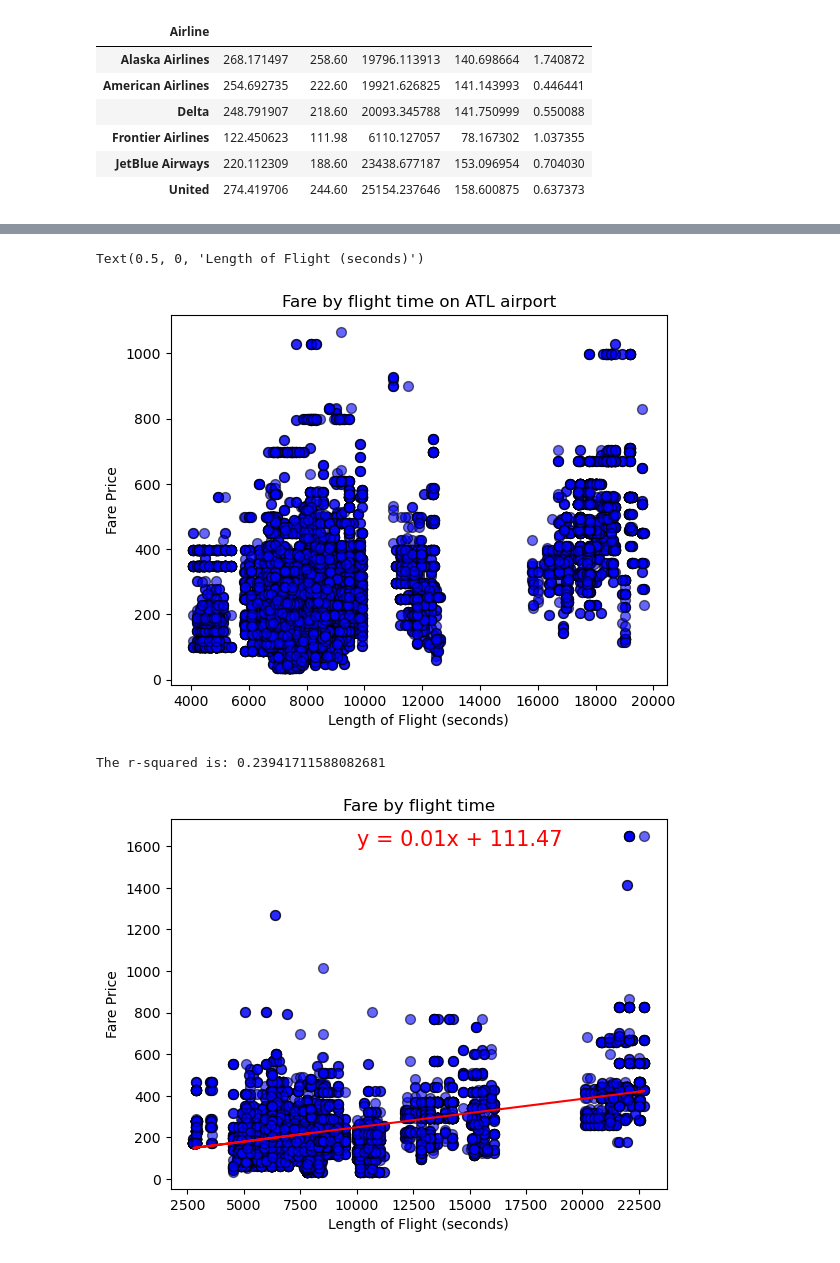
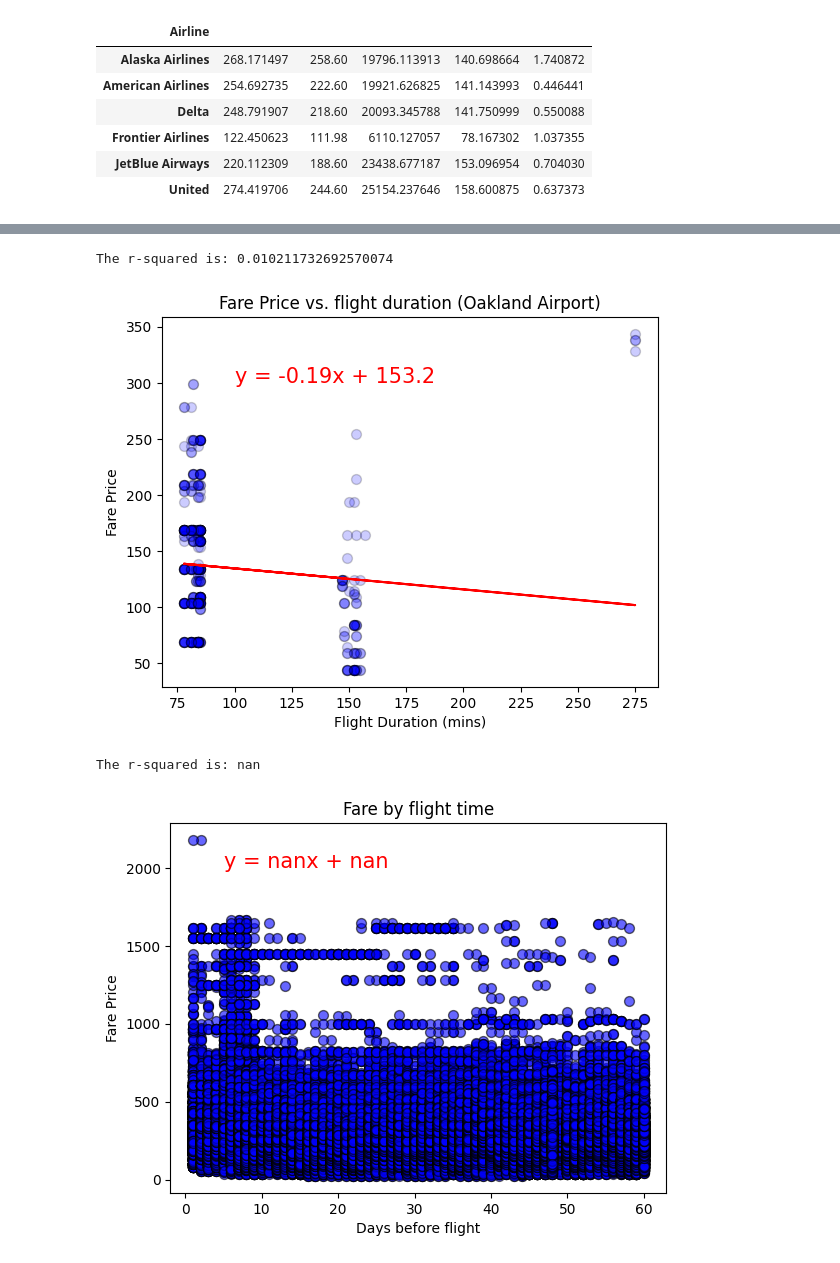
Before and after one commit to Muntasir-Murad/Predicting-Flight-Prices-Based-on-Various-Criteria, a Jupyter notebook: flight.ipynb, the cells around one changed output, grey strips where cells are left out. Drawn from its saved outputs; the diff is of its cells as text; code cells hidden in the pictures.

```diff
--- a/flight.ipynb
+++ b/flight.ipynb
@@ -126,6 +126,7 @@ dtype: object
 # %%
 clean_df["Search Date"] = pd.to_datetime(clean_df["Search Date"], errors='coerce')
 clean_df["Flight Date"] = pd.to_datetime(clean_df["Flight Date"], errors='coerce')
+clean_df["Departure Time"] = pd.to_datetime(clean_df["Departure Time"], errors='coerce')
 
 clean_df.dtypes
 # %% [output]
@@ -155,0 +149,11 @@ clean_df.head()
+# %%
+# Convert dates to date format and compute the number of days between booking and flight day.
+clean_df['Date Difference'] = (clean_df['Flight Date'] - clean_df['Search Date']).dt.days
+
+#Convert length of flight from seconds to minutes.
+
+clean_df['Length of Flight (mins)'] = clean_df['Length of Flight (seconds)']/60
+
+# Column classifying departure time as either asm/pm
+
+clean_df.head()
@@ -319,31 +364,38 @@ Text(0.5, 0, 'Length of Flight (seconds)')
 # %%
 #Scatter plot of variables:
-atl = clean_df.loc[clean_df['Departure Airport']=='ATL']
-y_atl = atl['Total Cost']
-x_atl = atl['Length of Flight (seconds)']
-plt.scatter(x_atl,y_atl, c ="blue", linewidths = 1, marker ="o", edgecolor ="black", s = 50, alpha=0.6)
-plt.title('Fare by flight time on ATL airport')
+oak = clean_df.loc[clean_df['Departure Airport']=='OAK']
+y_oak = oak['Total Cost']
+x_oak = oak['Length of Flight (mins)']
+plt.scatter(x_oak, y_oak, c ="blue", linewidths = 1, marker ="o", edgecolor ="black", s = 50, alpha=0.2)
+plt.title('Fare Price vs. flight duration (Oakland Airport)')
 plt.ylabel('Fare Price')
-plt.xlabel('Length of Flight (seconds)')
+plt.xlabel('Flight Duration (mins)')
+(slope, intercept, rvalue, pvalue, stderr) = linregress(x_oak, y_oak)
+regress_values = x_oak * slope + intercept
+line_eq = "y = " + str(round(slope,2)) + "x + " + str(round(intercept,2))
+correlation = st.pearsonr(x_oak, y_oak)
+plt.plot(x_oak,regress_values,"r-")
+plt.annotate(line_eq,(100,300), fontsize=15,color="red")
+print(f"The r-squared is: {rvalue**2}")
+plt.show()
 # %% [output]
-Text(0.5, 0, 'Length of Flight (seconds)')
+The r-squared is: 0.010211732692570074
-[figure, old version]
+[figure, new version]
 # %%
-#Scatter plot of variables:
-phl = clean_df.loc[clean_df['Departure Airport']=='PHL']
-y_values = phl['Total Cost']
-x_values = phl['Length of Flight (seconds)']
+#Scatter plot of fare price vs duration after booking:
+y_values = clean_df['Total Cost']
+x_values = clean_df['Date Difference']
 plt.scatter(x_values, y_values, c ="blue", linewidths = 1, marker ="o", edgecolor ="black", s = 50, alpha=0.6)
 plt.title('Fare by flight time')
 plt.ylabel('Fare Price')
-plt.xlabel('Length of Flight (seconds)')
+plt.xlabel('Days before flight')
 (slope, intercept, rvalue, pvalue, stderr) = linregress(x_values, y_values)
 regress_values = x_values * slope + intercept
 line_eq = "y = " + str(round(slope,2)) + "x + " + str(round(intercept,2))
-correlation = st.pearsonr(x_values, y_values)
+#correlation = st.pearsonr(x_values, y_values)
 plt.plot(x_values,regress_values,"r-")
-plt.annotate(line_eq,(10000,1600), fontsize=15,color="red")
+plt.annotate(line_eq,(5,2000), fontsize=15,color="red")
 print(f"The r-squared is: {rvalue**2}")
 # %% [output]
-The r-squared is: 0.23941711588082681
+The r-squared is: nan
-[figure, old version]
+[figure, new version]
```
Also changed, not shown: parts of 21 cells of this notebook.
